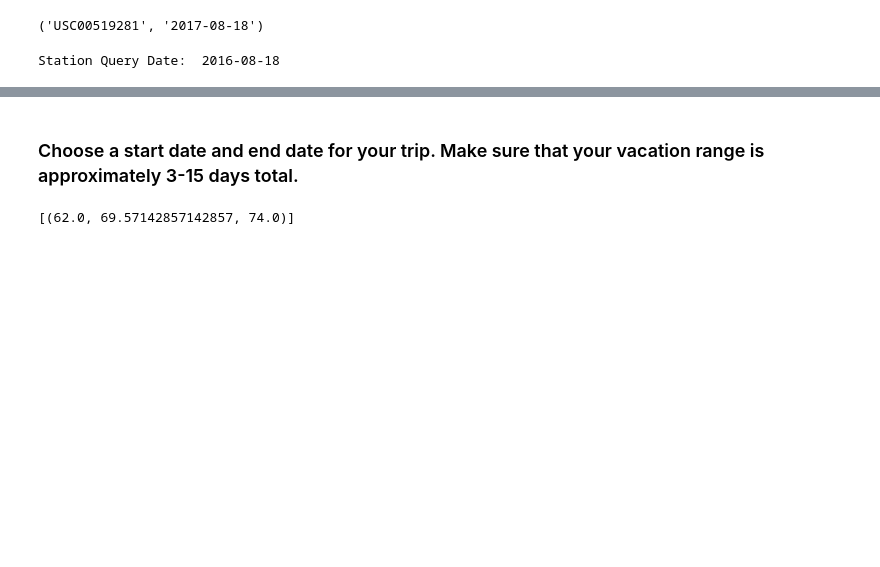
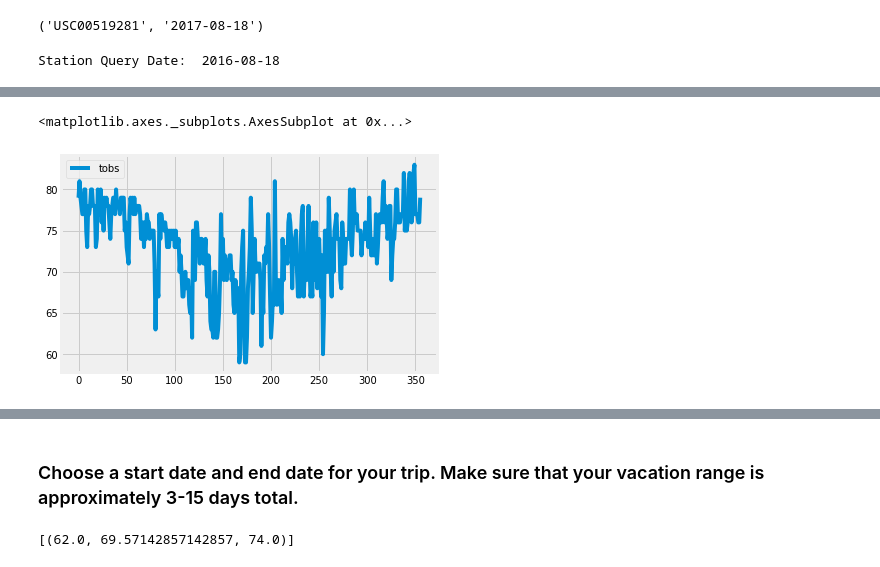
Before and after one commit to loribeth18/HW_SQLalchemy, a Jupyter notebook: climate_starter.ipynb, the cells around one changed output, grey strips where cells are left out. Drawn from its saved outputs; the diff is of its cells as text; code cells hidden in the pictures; blank space fills up the shorter version.

```diff
--- a/climate_starter.ipynb
+++ b/climate_starter.ipynb
@@ -170,3 +181,8 @@ st_df.head()
+# %%
+st_df.plot()
+# %% [output]
+<matplotlib.axes._subplots.AxesSubplot at 0x...>
+[figure, added]
 # %%
 #df in historgram results:
 #plt.figure();
```
Also changed, not shown: parts of 6 cells of this notebook.
